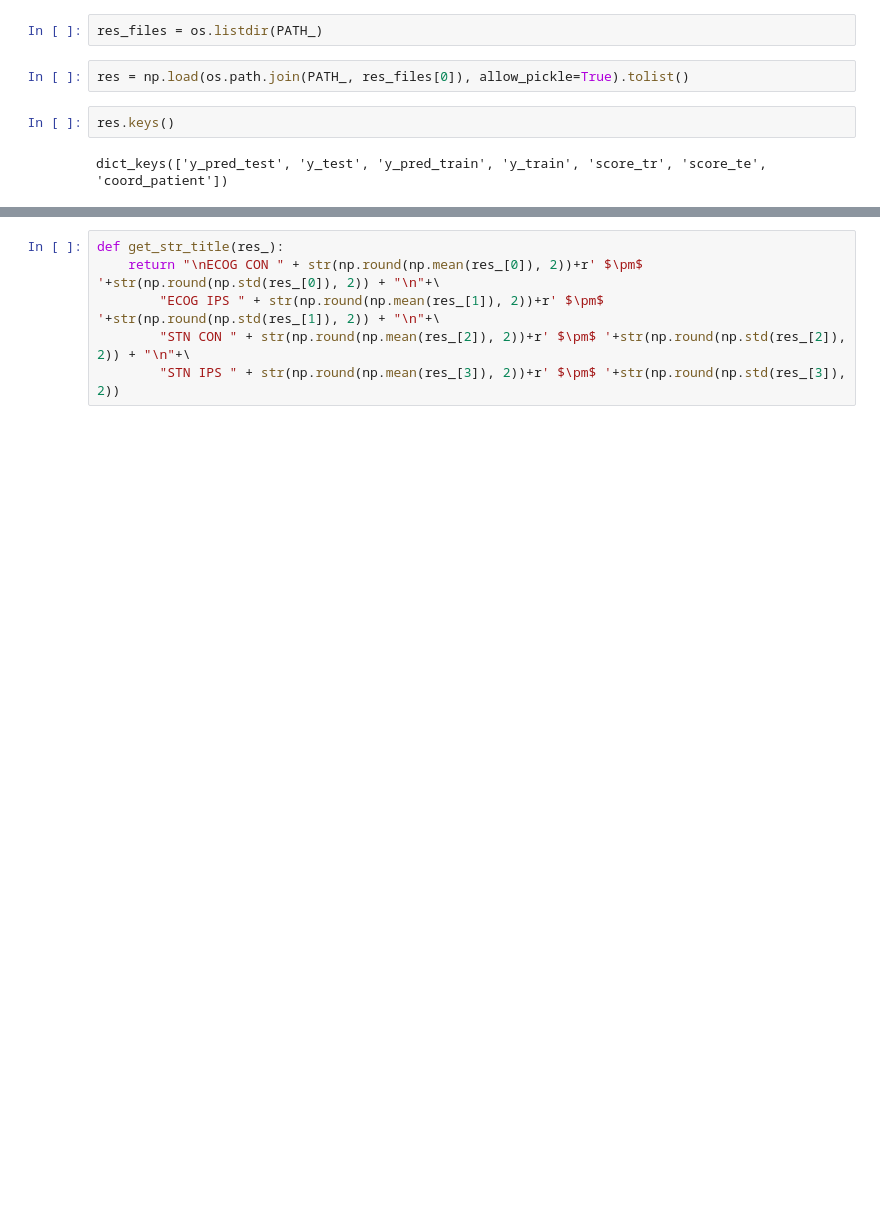
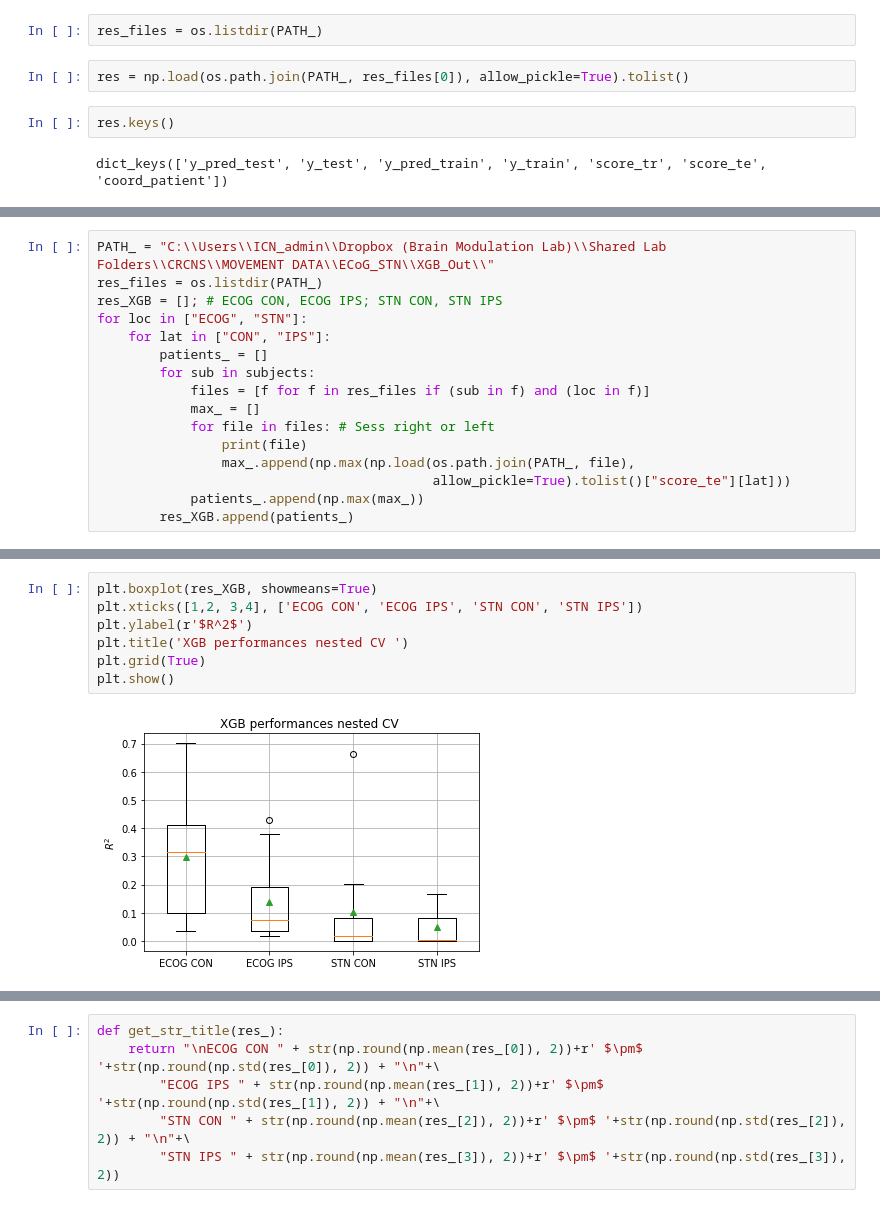
Before and after one commit to neuromodulation/icn, a Jupyter notebook: ECOG_vs_STN/Res_XGB_nested_CV.ipynb, the cells around one changed output, grey strips where cells are left out. Cells and saved outputs as stored; diff of their text form; blank space fills up the shorter version.

```diff
--- a/ECOG_vs_STN/Res_XGB_nested_CV.ipynb
+++ b/ECOG_vs_STN/Res_XGB_nested_CV.ipynb
@@ -19,0 +21,16 @@ res["score_te"]["CON"].mean()
+# %%
+PATH_ = "C:\\Users\\ICN_admin\\Dropbox (Brain Modulation Lab)\\Shared Lab Folders\\CRCNS\\MOVEMENT DATA\\ECoG_STN\\XGB_Out\\"
+res_files = os.listdir(PATH_)
+res_XGB = []; # ECOG CON, ECOG IPS; STN CON, STN IPS
+for loc in ["ECOG", "STN"]:
+    for lat in ["CON", "IPS"]:
+        patients_ = []
+        for sub in subjects:
+            files = [f for f in res_files if (sub in f) and (loc in f)]
+            max_ = []
+            for file in files: # Sess right or left
+                print(file)
+                max_.append(np.max(np.load(os.path.join(PATH_, file),
+                                           allow_pickle=True).tolist()["score_te"][lat]))
+            patients_.append(np.max(max_))
+        res_XGB.append(patients_)
@@ -20 +55,10 @@ res["score_te"]["CON"].mean()
+# %%
+plt.boxplot(res_XGB, showmeans=True)
+plt.xticks([1,2, 3,4], ['ECOG CON', 'ECOG IPS', 'STN CON', 'STN IPS'])
+plt.ylabel(r'$R^2$')
+plt.title('XGB performances nested CV ')
+plt.grid(True)
+plt.show()
+# %% [output]
+[figure, added]
 # %%
```
Also changed, not shown: parts of 18 cells of this notebook.
